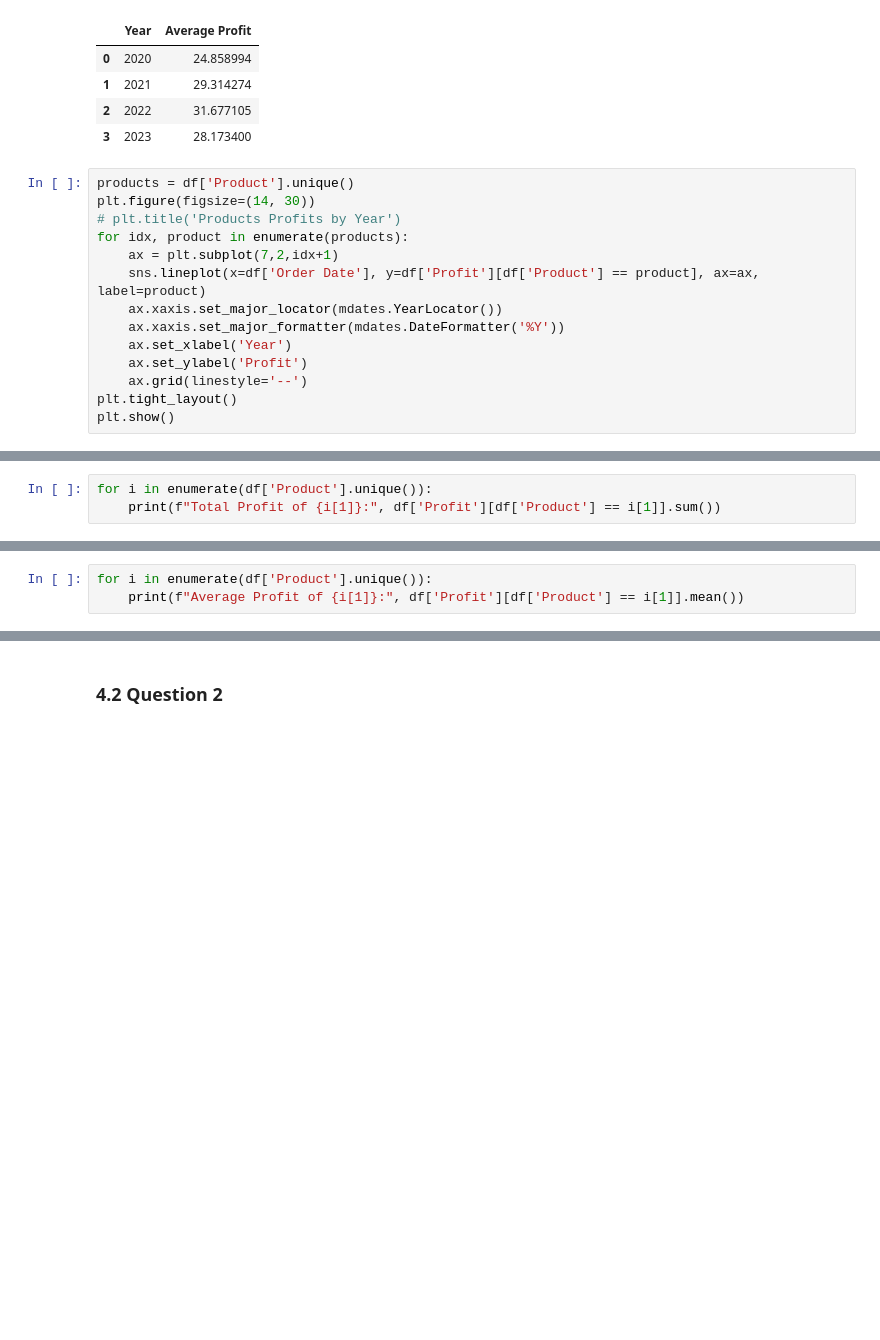
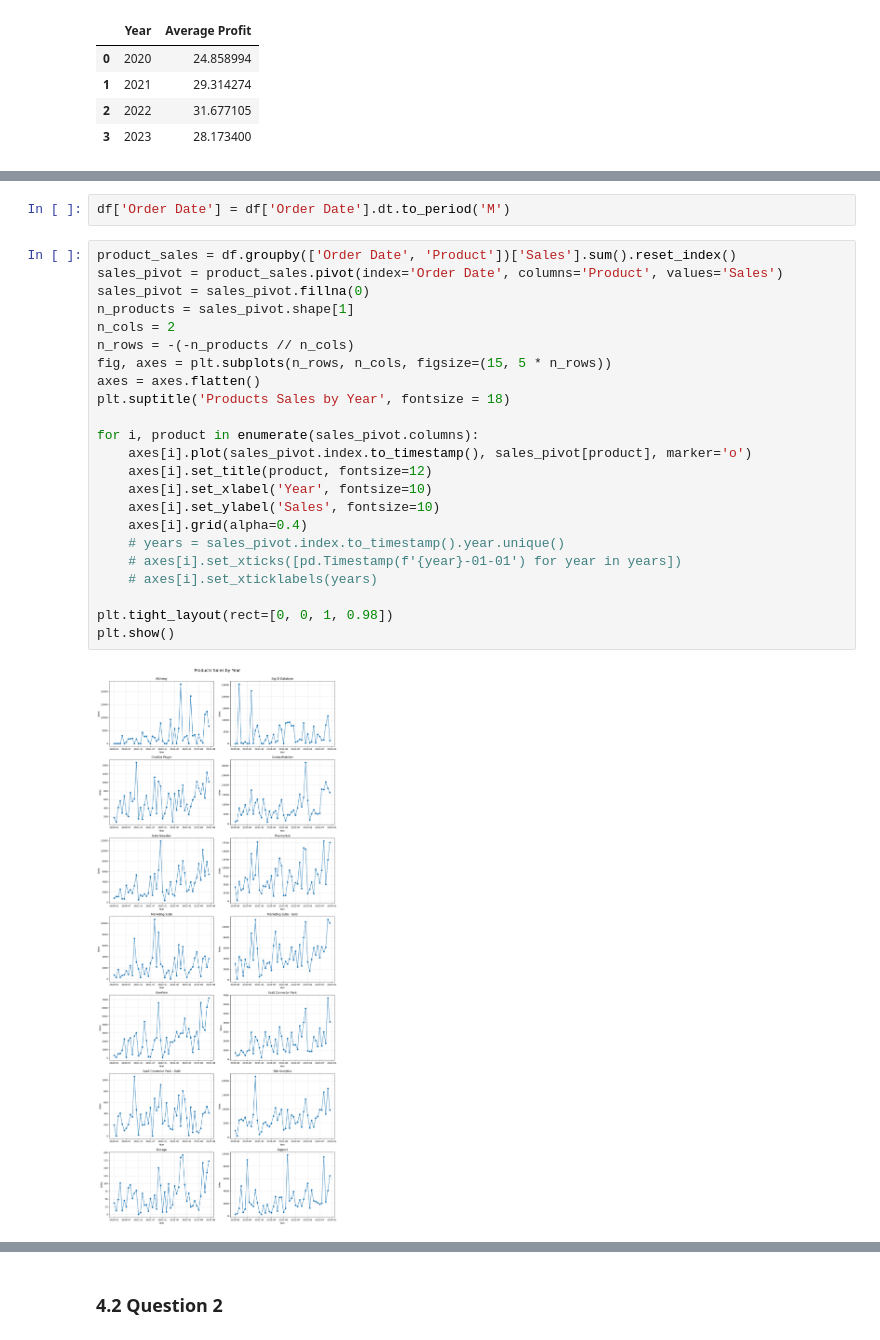
Before and after one commit to dhanylatief/SaaS_Sales, a Jupyter notebook: notebooks/1.0-mdl-inital-data-exploration.ipynb, the cells around one changed output, grey strips where cells are left out. Cells and saved outputs as stored; diff of their text form; blank space fills up the shorter version.

```diff
--- a/notebooks/1.0-mdl-inital-data-exploration.ipynb
+++ b/notebooks/1.0-mdl-inital-data-exploration.ipynb
@@ -262,17 +345,3 @@ Average of Profit per Transaction Each Year
 | 1 | 2021 | 29.314274 |
 | 2 | 2022 | 31.677105 |
 | 3 | 2023 | 28.173400 |
-# %%
-products = df['Product'].unique()
-plt.figure(figsize=(14, 30))
-# plt.title('Products Profits by Year')
-for idx, product in enumerate(products):
-    ax = plt.subplot(7,2,idx+1)
-    sns.lineplot(x=df['Order Date'], y=df['Profit'][df['Product'] == product], ax=ax, label=product)
-    ax.xaxis.set_major_locator(mdates.YearLocator())
-    ax.xaxis.set_major_formatter(mdates.DateFormatter('%Y'))
-    ax.set_xlabel('Year')
-    ax.set_ylabel('Profit')
-    ax.grid(linestyle='--')
-plt.tight_layout()
-plt.show()
@@ -286,3 +347,0 @@ From the above graphs, products that always generate profits from January 4th, 2
-# %%
-for i in enumerate(df['Product'].unique()):
-    print(f"Total Profit of {i[1]}:", df['Profit'][df['Product'] == i[1]].sum())
@@ -304,3 +347,0 @@ Total Profit of Alchemy: 55617.82490000001
-# %%
-for i in enumerate(df['Product'].unique()):
-    print(f"Average Profit of {i[1]}:", df['Profit'][df['Product'] == i[1]].mean())
@@ -323,0 +400,27 @@ From total and average profit of each product, Marketing Suite performed the wor
+# %%
+df['Order Date'] = df['Order Date'].dt.to_period('M')
+# %%
+product_sales = df.groupby(['Order Date', 'Product'])['Sales'].sum().reset_index()
+sales_pivot = product_sales.pivot(index='Order Date', columns='Product', values='Sales')
+sales_pivot = sales_pivot.fillna(0)
+n_products = sales_pivot.shape[1]
+n_cols = 2
+n_rows = -(-n_products // n_cols)
+fig, axes = plt.subplots(n_rows, n_cols, figsize=(15, 5 * n_rows))
+axes = axes.flatten()
+plt.suptitle('Products Sales by Year', fontsize = 18)
+
+for i, product in enumerate(sales_pivot.columns):
+    axes[i].plot(sales_pivot.index.to_timestamp(), sales_pivot[product], marker='o')
+    axes[i].set_title(product, fontsize=12)
+    axes[i].set_xlabel('Year', fontsize=10)
+    axes[i].set_ylabel('Sales', fontsize=10)
+    axes[i].grid(alpha=0.4)
+    # years = sales_pivot.index.to_timestamp().year.unique()
+    # axes[i].set_xticks([pd.Timestamp(f'{year}-01-01') for year in years])
+    # axes[i].set_xticklabels(years)
+
+plt.tight_layout(rect=[0, 0, 1, 0.98])
+plt.show()
+# %% [output]
+[figure, added]
```
Also changed, not shown: parts of 51 cells of this notebook, 4 other files.
